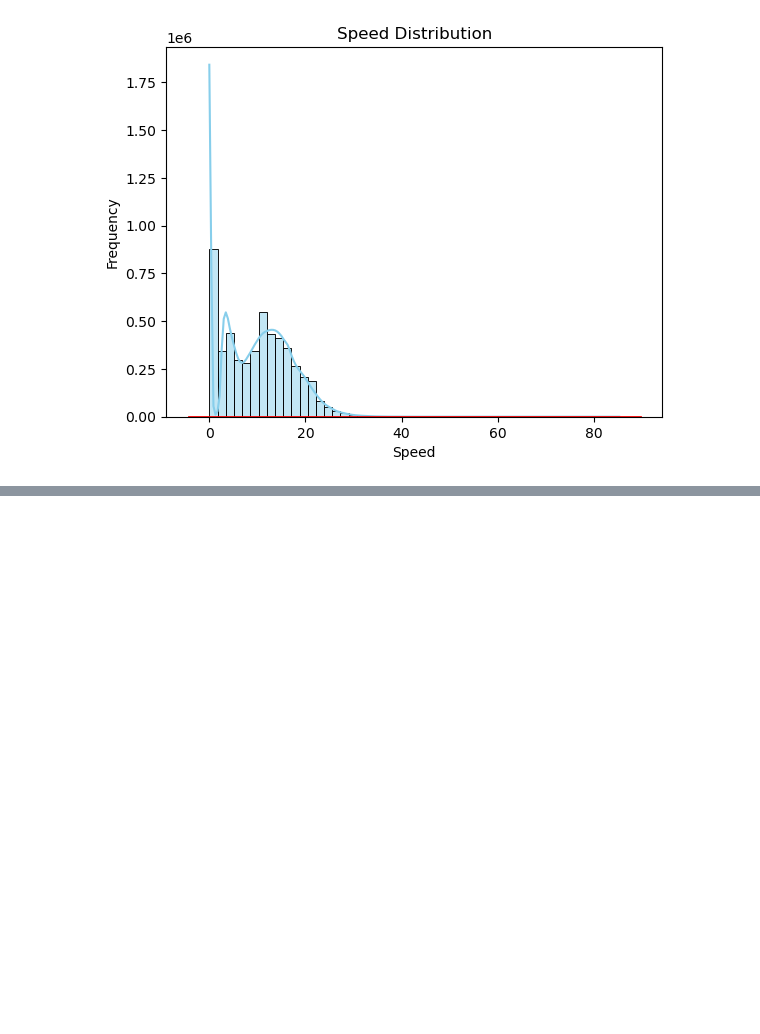
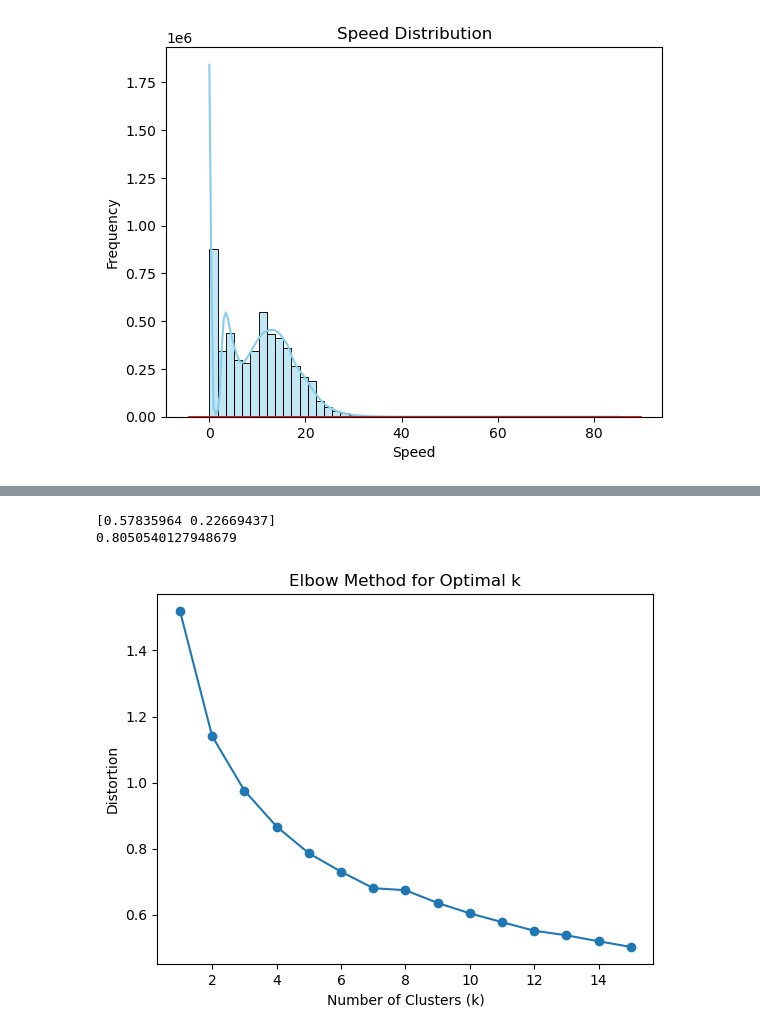
Before and after one commit to DriverBehaviour-FYP/Driver-Behaviour-Analysis, a Jupyter notebook: notebook/paper method.ipynb, the cells around one changed output, grey strips where cells are left out. Drawn from its saved outputs; the diff is of its cells as text; code cells hidden in the pictures; blank space fills up the shorter version.

Commit message:
Tried k-means [4] paper

```diff
--- a/notebook/paper method.ipynb
+++ b/notebook/paper method.ipynb
@@ -33,3 +43,11 @@ plt.plot(x, p, 'k', linewidth=2, color='red')
 plt.show()
 # %% [output]
 [figure]
+# %%
+segs = segments.dropna()
+segs.reset_index(drop=True, inplace=True)
+# %%
+segs['diff_speed_mean'] = segs['average_speed'] - norm_speed_mean
+segs['diff_speed_std'] = np.sqrt(segs['speed_variation']) - norm_speed_std
+segs['diff_acc_mean'] = segs['average_acceleration'] - norm_positive_acc_mean
+segs['diff_neg_acc_mean'] = -segs['average_deacceleration'] - norm_negative_acc_mean
@@ -35,0 +75,50 @@ plt.show()
+# %%
+features = segs[['diff_speed_mean', 'diff_speed_std', 'diff_acc_mean', 'diff_neg_acc_mean']]
+
+scaler = StandardScaler()
+X_scaled = scaler.fit_transform(features)
+# %%
+from sklearn.decomposition import PCA
+
+pca = PCA(n_components=2)  # Set the number of components as needed
+principal_components = pca.fit_transform(X_scaled)
+print(pca.explained_variance_ratio_)
+print(sum(pca.explained_variance_ratio_))
+# %% [output]
+[0.57835964 0.22669437]
+0.8050540127948679
+# %%
+import numpy as np
+import matplotlib.pyplot as plt
+from sklearn.cluster import KMeans
+from scipy.spatial.distance import cdist
+
+def elbow_method(data, max_k=15):
+    """
+    Apply the elbow method to determine the optimal number of clusters for K-means.
+
+    Parameters:
+    - data: The input data for clustering.
+    - max_k: The maximum number of clusters to consider.
+
+    Returns:
+    - Elbow plot to visualize the distortion for different values of k.
+    """
+    distortions = []
+
+    for k in range(1, max_k + 1):
+        kmeans = KMeans(n_clusters=k,n_init=10, random_state=42)
+        kmeans.fit(data)
+        distortions.append(sum(np.min(cdist(data, kmeans.cluster_centers_, 'euclidean'), axis=1)) / data.shape[0])
+
+    # Plot the elbow curve
+    plt.plot(range(1, max_k + 1), distortions, marker='o')
+    plt.title('Elbow Method for Optimal k')
+    plt.xlabel('Number of Clusters (k)')
+    plt.ylabel('Distortion')
+    plt.show()
+
+
+elbow_method(principal_components)
+# %% [output]
+[figure, added]
```
Also changed, not shown: parts of 11 cells of this notebook, 2 other files.
